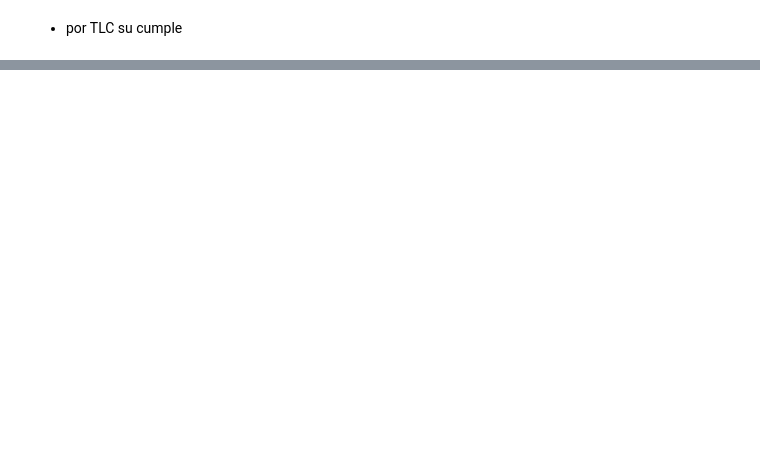
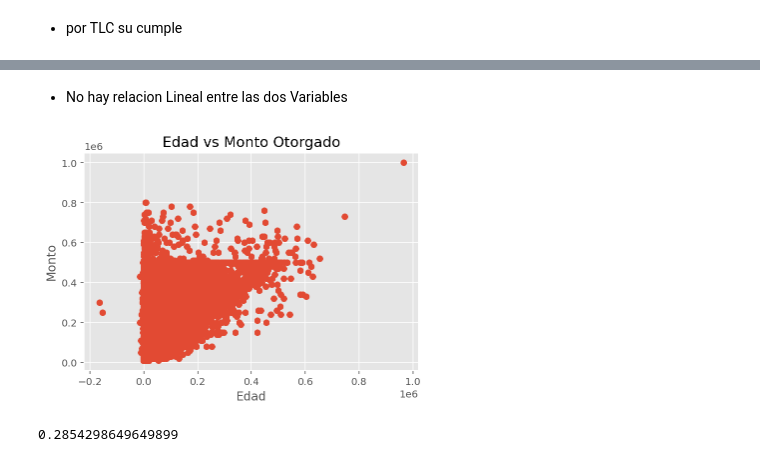
Before and after one commit to Oscar19922017/ProyectoBancoAmerica, a Jupyter notebook: ProyectoBancoAmerica2022.ipynb, the cells around one changed output, grey strips where cells are left out. Drawn from its saved outputs; the diff is of its cells as text; code cells hidden in the pictures; blank space fills up the shorter version.

```diff
--- a/ProyectoBancoAmerica2022.ipynb
+++ b/ProyectoBancoAmerica2022.ipynb
@@ -578,0 +667,14 @@ print(Promedio_Boostraping) # Infrencia Remuestro Bossetraping # Yo le creo a es
+# %% [markdown]
+* No hay relacion Lineal entre las dos Variables
+# %%
+plt.scatter(df.BILL_AMT1,df.LIMIT_BAL)
+plt.title("Edad vs Monto Otorgado")
+plt.xlabel("Edad")
+plt.ylabel("Monto")
+plt.show()
+# %% [output]
+[figure, added]
+# %%
+pearsonr(df.BILL_AMT1,df.LIMIT_BAL)[0]
+# %% [output]
+0.2854298649649899
```
Also changed, not shown: parts of 33 cells of this notebook.
